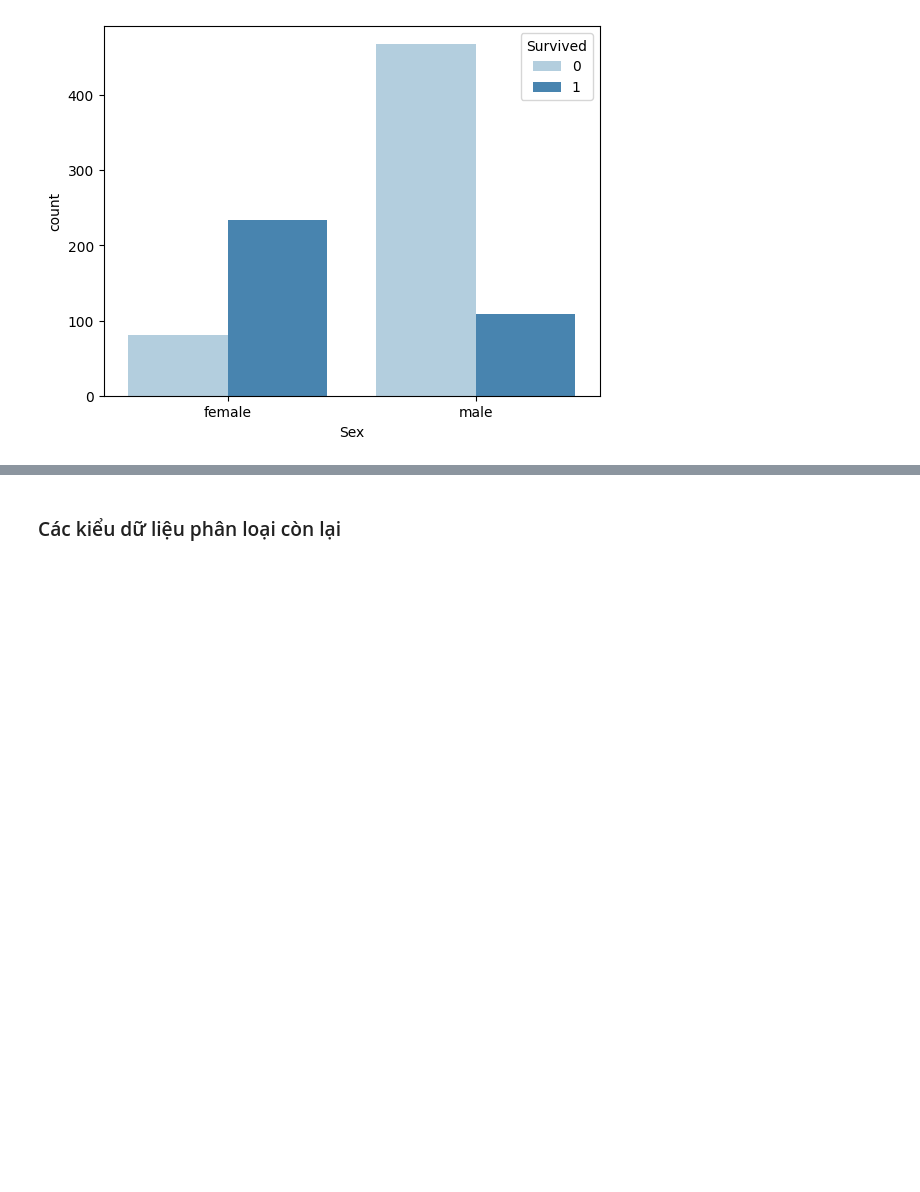
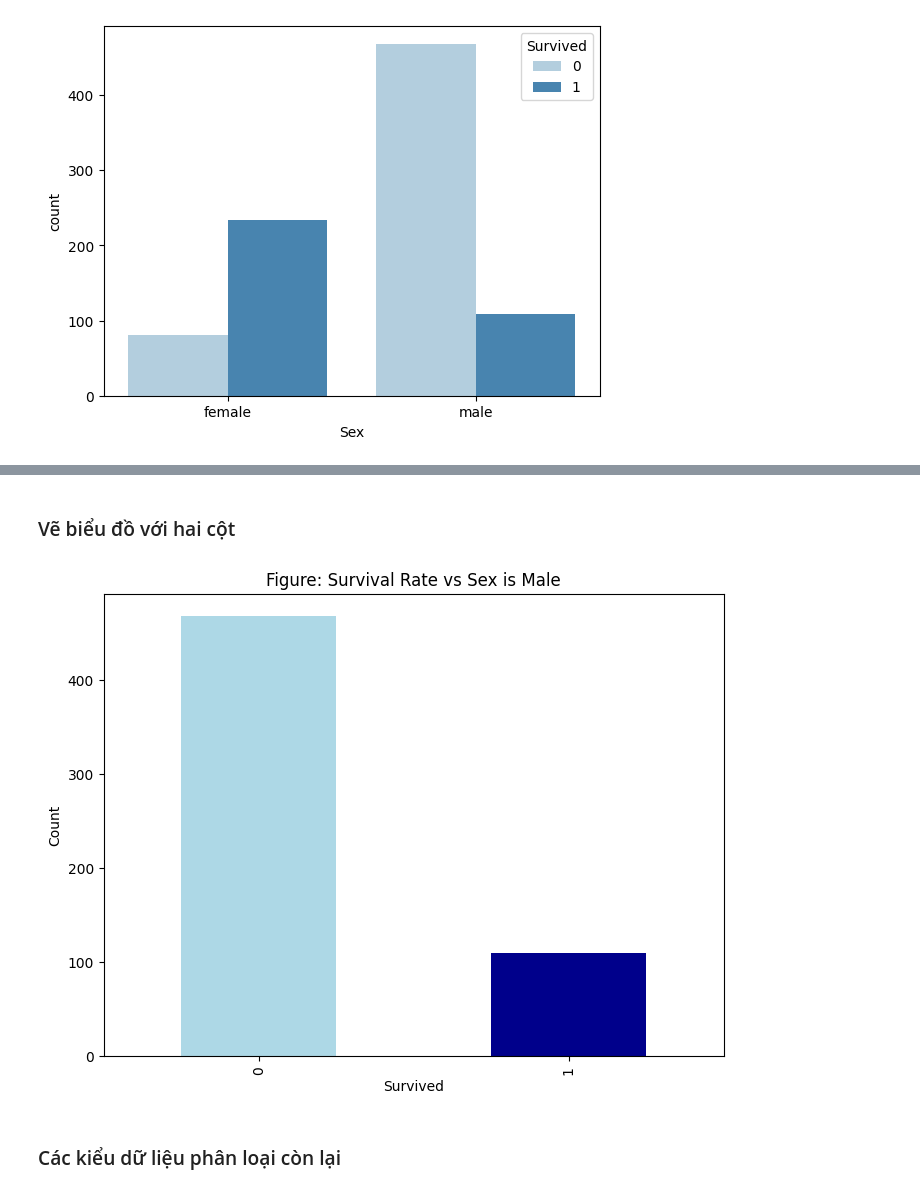
Before and after one commit to Danhuynh224/DoAnPy, a Jupyter notebook: DoAn.ipynb, the cells around one changed output, grey strips where cells are left out. Saved outputs shown, nothing was run; the diff lists cells and outputs as text; code cells hidden in the pictures; blank space fills up the shorter version.

```diff
--- a/DoAn.ipynb
+++ b/DoAn.ipynb
@@ -268,0 +309,3 @@ sns.countplot(data=train_df,x='Sex', hue='Survived', palette='Blues')
+# %%
+male_df=train_df[train_df['Sex'] == 'male']
+male_df.head()
@@ -269,2 +320,16 @@ sns.countplot(data=train_df,x='Sex', hue='Survived', palette='Blues')
+# %% [markdown]
+### Vẽ biểu đồ với hai cột
+# %%
+survived_counts = male_df['Survived'].value_counts()
+# Vẽ biểu đồ cột đôi
+plt.figure(figsize=(8, 6))
+survived_counts.plot(kind='bar', color=['lightblue', 'darkblue'])
+plt.title('Figure: Survival Rate vs Sex is Male')
+plt.xlabel('Survived')
+plt.ylabel('Count')
+plt.xticks([0, 1])
+plt.show()
+# %% [output]
+[figure, added]
 # %% [markdown]
 ### Các kiểu dữ liệu phân loại còn lại
```
Also changed, not shown: parts of 28 cells of this notebook, 2 other files.
